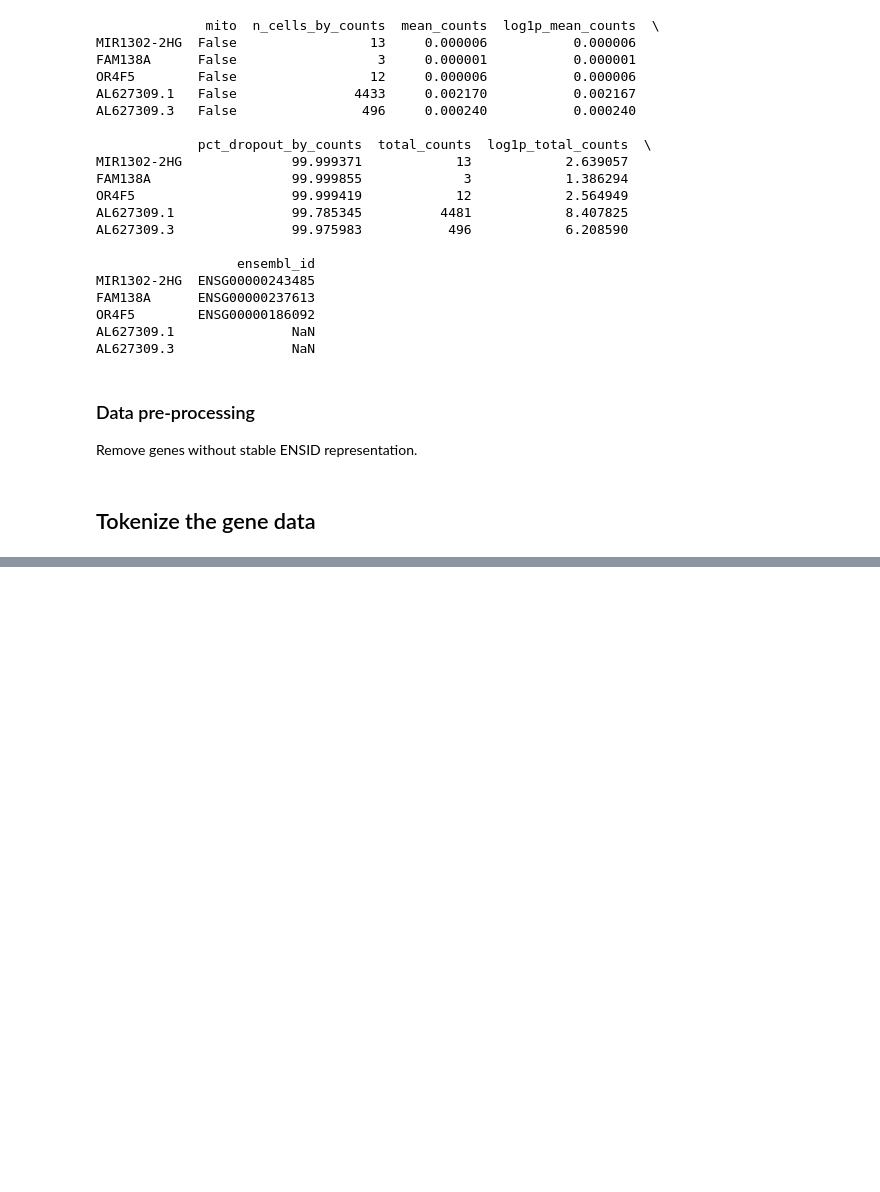
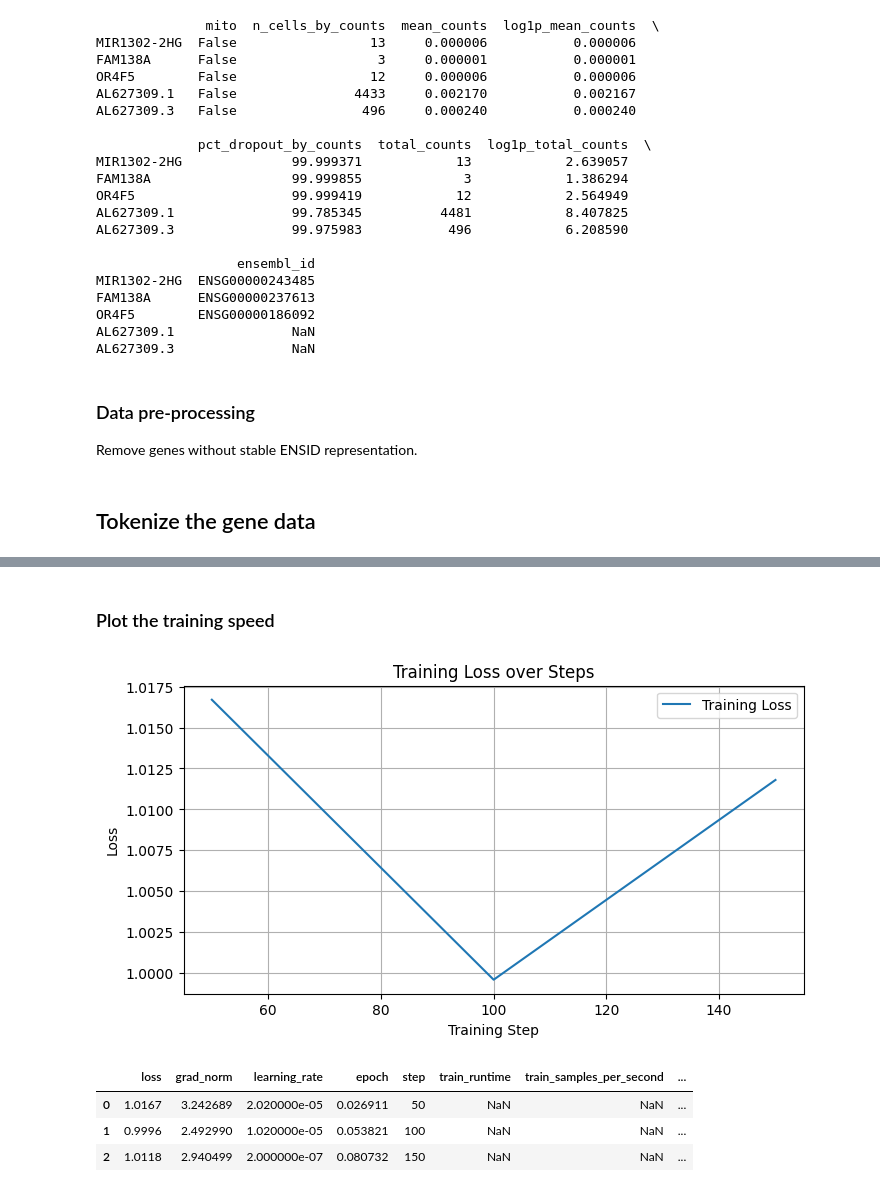
Before and after one commit to abuchin/transformer_immune, a Jupyter notebook: transformer_immune_cells.ipynb, the cells around one changed output, grey strips where cells are left out. Drawn from its saved outputs; the diff is of its cells as text; code cells hidden in the pictures; blank space fills up the shorter version.

```diff
--- a/transformer_immune_cells.ipynb
+++ b/transformer_immune_cells.ipynb
@@ -449,0 +426,4 @@ hf_ds = HFDataset.from_list(records)
+# %%
+
+# save to disk
+hf_ds = load_from_disk("/content/drive/Othercomputers/My MacBook Pro (2)/SCIENCE/Projects/immunology_transformer/data/preprocessed/full_data/tokenized_adata_nk")
@@ -460,7 +465,7 @@ from transformers import AutoModelForSequenceClassification, TrainingArguments,
 NUM_LABELS=3
 
 # take pre-trained model: Geneformer
-model = AutoModelForSequenceClassification.from_pretrained(
+model_class = AutoModelForSequenceClassification.from_pretrained(
     "ctheodoris/Geneformer",
     num_labels=NUM_LABELS
 )
@@ -477,15 +477,12 @@ You should probably TRAIN this model on a down-stream task to be able to use it
 
 args = TrainingArguments(
     output_dir="./geneformer_clf",
-    per_device_train_batch_size=16,
-    per_device_eval_batch_size=16,
-    num_train_epochs=3,
+    per_device_train_batch_size=128,
+    per_device_eval_batch_size=128,
+    max_steps=150,
+    #num_train_epochs=10,
+    logging_strategy="steps",
     learning_rate=3e-5,
-    # evaluation_strategy="steps", # Removed as it caused TypeError
-    # eval_steps=100, # Removed as it caused TypeError
-    # load_best_model_at_end=True, # Removed as it caused TypeError
-    # metric_for_best_model="accuracy", # Removed as it caused TypeError
-    # greater_is_better=True, # Removed as it caused TypeError
     logging_steps=50,
     logging_dir="./logs",
     report_to="none"  # or "wandb", "tensorboard" if you want logging
@@ -494,9 +517,11 @@ args = TrainingArguments(
 
 # Instantieate the trainer
 trainer = Trainer(
-    model=model,
+    model=model_class,
     args=args,
-    train_dataset=hf_ds,        # your in-memory tokenized AnnData
-    eval_dataset=hf_ds,         # for simplicity, use same dataset for now
+    # using small train and test datasets
+    train_dataset=small_train_ds,
+    eval_dataset=small_test_ds,
+    compute_metrics=compute_metrics
 )
 # %% [markdown]
@@ -548,0 +621,29 @@ ValueError: expected sequence of length 1926 at dim 1 (got 2820)
+# %% [markdown]
+### Plot the training speed
+# %%
+
+# get a history
+history = trainer.state.log_history
+
+# log loss
+df_logs = pd.DataFrame(trainer.state.log_history)
+
+df_loss = df_logs[df_logs["loss"].notna()]
+
+plt.figure(figsize=(8, 4))
+plt.plot(df_loss["step"], df_loss["loss"], label="Training Loss")
+plt.xlabel("Training Step")
+plt.ylabel("Loss")
+plt.title("Training Loss over Steps")
+plt.legend()
+plt.grid(True)
+plt.show()
+# %% [output]
+[figure, added]
+# %%
+df_loss
+# %% [output]
+|  | loss | grad_norm | learning_rate | epoch | step | train_runtime | train_samples_per_second | ... |
+| 0 | 1.0167 | 3.242689 | 2.020000e-05 | 0.026911 | 50 | NaN | NaN | ... |
+| 1 | 0.9996 | 2.492990 | 1.020000e-05 | 0.053821 | 100 | NaN | NaN | ... |
+| 2 | 1.0118 | 2.940499 | 2.000000e-07 | 0.080732 | 150 | NaN | NaN | ... |
```
Also changed, not shown: parts of 29 cells of this notebook.
